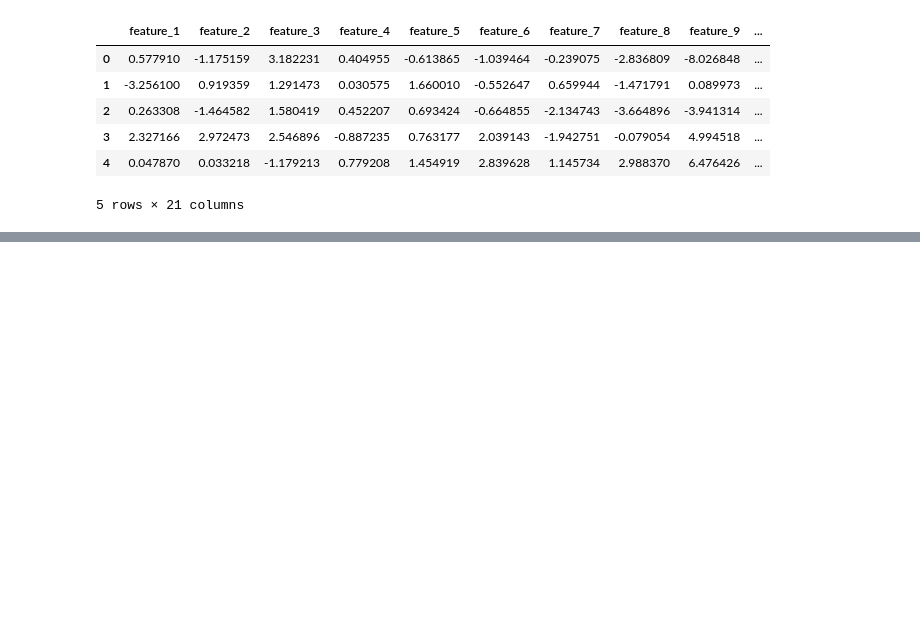
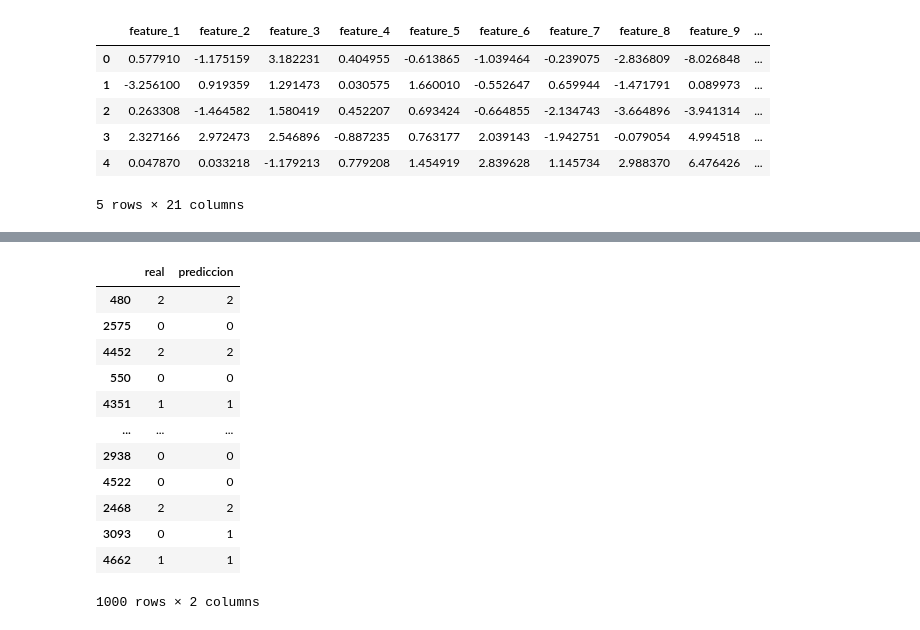
Before and after one commit to CaroliCosas/Ciencia_Datos_Hackaboss, a Jupyter notebook: mod5-estudio-machine-learning-y-deep-learning/02.notebooks_clase/02.deep-learning/03.tensorflow/02.clasificacion_multiclase.ipynb, the cells around one changed output, grey strips where cells are left out. Saved outputs shown, nothing was run; the diff lists cells and outputs as text; code cells hidden in the pictures; blank space fills up the shorter version.

```diff
--- a/mod5-estudio-machine-learning-y-deep-learning/02.notebooks_clase/02.deep-learning/03.tensorflow/02.clasificacion_multiclase.ipynb
+++ b/mod5-estudio-machine-learning-y-deep-learning/02.notebooks_clase/02.deep-learning/03.tensorflow/02.clasificacion_multiclase.ipynb
@@ -41,0 +170,4 @@ X_train, X_test, y_train, y_test = train_test_split(
+# %%
+# guardamos la prediccion
+y_pred = model.predict(X_test)
+y_pred_labels = np.argmax(y_pred, axis=1) # devuelve la clase que tiene la probabilidad más alta: 0, 1, 2...
@@ -41,0 +176,17 @@ X_train, X_test, y_train, y_test = train_test_split(
+# %%
+df_comparison = pd.DataFrame({'real': y_test, 'prediccion': y_pred_labels})
+df_comparison
+# %% [output]
+|  | real | prediccion |
+| 480 | 2 | 2 |
+| 2575 | 0 | 0 |
+| 4452 | 2 | 2 |
+| 550 | 0 | 0 |
+| 4351 | 1 | 1 |
+| ... | ... | ... |
+| 2938 | 0 | 0 |
+| 4522 | 0 | 0 |
+| 2468 | 2 | 2 |
+| 3093 | 0 | 1 |
+| 4662 | 1 | 1 |
+1000 rows × 2 columns
```
Also changed, not shown: parts of 9 cells of this notebook, 1 other file.
